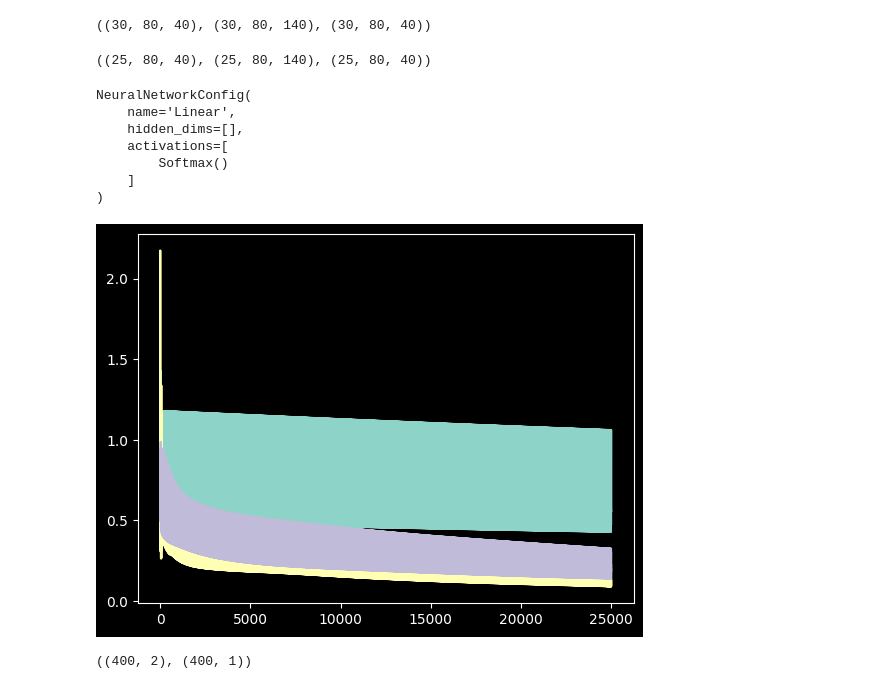
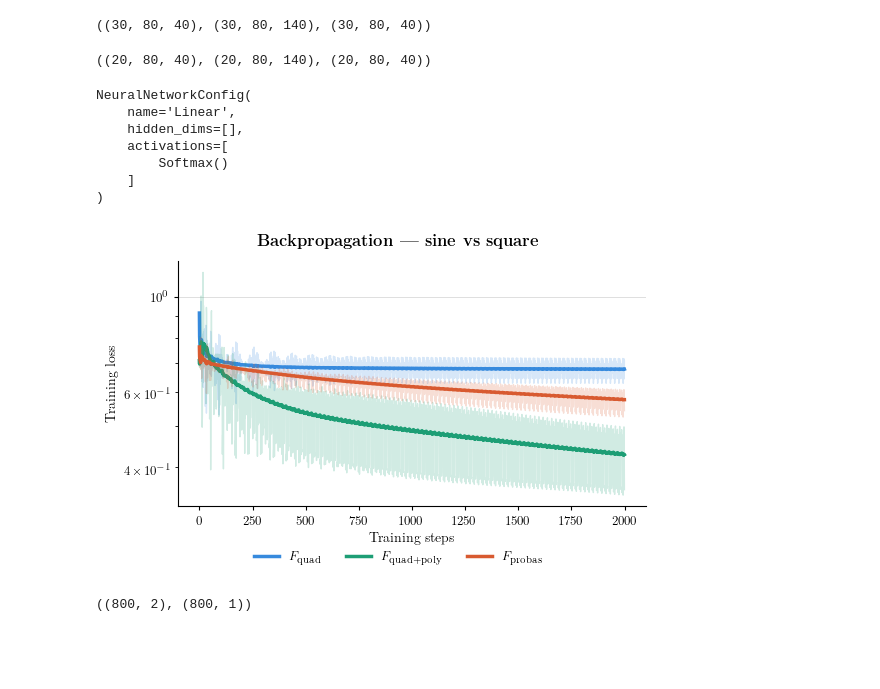
Before and after one commit to nicolasmalet/Quantum-Learn, a Jupyter notebook: Backpropagation.ipynb, the cells around one changed output. Drawn from its saved outputs; the diff is of its cells as text; code cells hidden in the pictures; blank space fills up the shorter version.

Commit message:
added affine dataset
- new dataset
- new graphs in notebooks

```diff
--- a/Backpropagation.ipynb
+++ b/Backpropagation.ipynb
@@ -2,7 +2,7 @@
 from pathlib import Path
 import numpy as np
 
-dataset_path = Path("datasets/base_params_300_periods")
+dataset_path = Path("datasets/base_params_300_periods_linear")
 
 str_jpc_config = (dataset_path / "jpc_config.txt").read_text()
 str_quantum_parameters = (dataset_path / "quantum_parameters.txt").read_text()
@@ -45,7 +45,7 @@ F_quad.shape, F_quad_poly.shape, F_probas.shape
 # %% [output]
 ((30, 80, 40), (30, 80, 140), (30, 80, 40))
 # %%
-nb_batches_train = 25
+nb_batches_train = 20
 
 X_train, X_test = X[:nb_batches_train], X[nb_batches_train:]
 Y_train, Y_test = Y[:nb_batches_train], Y[nb_batches_train:].reshape(-1, Y.shape[-1])
@@ -56,7 +56,7 @@ F_train_probas, F_test_probas = F_probas[:nb_batches_train], F_probas[nb_batches
 
 F_train_quad.shape, F_train_quad_poly.shape, F_train_probas.shape
 # %% [output]
-((25, 80, 40), (25, 80, 140), (25, 80, 40))
+((20, 80, 40), (20, 80, 140), (20, 80, 40))
 # %%
 from lab.config.neural_networks import linear
 from zeroth import first_order
@@ -83,9 +83,9 @@ NeuralNetworkConfig(
     ]
 )
 # %%
-optimizer_config = first_order.FirstOrderAdamConfig(learning_rate=0.05,
-                                                    beta1=0.9,
-                                                    beta2=0.99,
+optimizer_config = first_order.FirstOrderAdamConfig(learning_rate=0.01,
+                                                    beta1=0.99,
+                                                    beta2=0.999,
                                                     epsilon=1e-8)
 
 optimizer_quad = optimizer_config.instantiate()
@@ -116,7 +116,7 @@ def train_step(_F_quad: np.ndarray, _F_quad_poly: np.ndarray, _F_probas: np.ndar
 
 X_train = X_train.reshape(-1)
 
-nb_epochs = 1000
+nb_epochs = 100
 
 losses = np.zeros((3, nb_epochs * nb_batches_train))
 
@@ -127,16 +127,55 @@ for epoch in range(nb_epochs):
                                 _F_probas=F_train_probas[i],
                                 _Y=Y_train[i])
         losses[:, epoch * nb_batches_train + i] = batch_loss
-# %%
-import matplotlib.pyplot as plt
-
-X = range(losses.shape[-1])
-plt.plot(X, losses[0])
-plt.plot(X, losses[1])
-plt.plot(X, losses[2])
-plt.show()
-# %% [output]
-[figure, removed]
+# %%
+from zeroth.plot_losses import set_style, format_ax, smooth_curve
+import matplotlib.pyplot as plt
+import numpy as np
+
+set_style()
+
+smooth_fraction = 0.1
+labels = [
+    r"$F_{\mathrm{quad}}$",
+    r"$F_{\mathrm{quad+poly}}$",
+    r"$F_{\mathrm{probas}}$",
+]
+
+configs = [
+    (losses[0],      '#378ADD',  r'$F_{\mathrm{quad}}$'),
+    (losses[1], '#1D9E75', r'$F_{\mathrm{quad+poly}}$'),
+    (losses[2],    '#D85A30',  r'$F_{\mathrm{probas}}$'),
+]
+
+colors  = ["#378ADD", "#1D9E75", "#D85A30"]
+
+fig, ax = plt.subplots(figsize=(5.5, 3.5))
+
+for data, color, label in configs:
+    window = int(len(data) * smooth_fraction)
+
+    ax.plot(data, alpha=0.2, linewidth=1.0, color=color)
+    smooth = smooth_curve(data, window)
+    ax.plot(smooth, label=label, linewidth=2.5, color=color)
+# for data, color, ls, label in configs:
+#     kde = gaussian_kde(data)
+#     ax.plot(x, kde(x), color=color, ls=ls, lw=2, label=label)
+#     ax.fill_between(x, kde(x), alpha=0.08, color=color)
+
+format_ax(ax)
+ax.set_xlabel("Training steps")
+ax.set_ylabel("Training loss")
+fig.suptitle(r"\textbf{Backpropagation — sine vs square}",
+             fontweight='bold', fontsize=12)
+
+handles, labels_leg = ax.get_legend_handles_labels()
+fig.legend(handles, labels_leg, loc='lower center', ncol=3,
+           bbox_to_anchor=(0.5, 0), frameon=False, fontsize=9)
+
+plt.subplots_adjust(left=0.1, right=0.95, top=0.9, bottom=0.2)
+plt.show()
+# %% [output]
+[figure, added]
 # %%
 Y_pred_quad = neural_network_quad(F_test_quad)
 Y_pred_quad_poly = neural_network_quad_poly(F_test_quad_poly)
@@ -144,7 +183,7 @@ Y_pred_probas = neural_network_probas(F_test_probas)
 
 Y_pred_quad.shape, Y_test.shape
 # %% [output]
-((400, 2), (400, 1))
+((800, 2), (800, 1))
 # %%
 Y_pred_01_quad = np.argmax(Y_pred_quad, axis=1)
 acc_quad = np.mean(Y_pred_01_quad == Y_test[:, 0])
```
Also changed, not shown: parts of 5 cells of this notebook, 34 other files.
